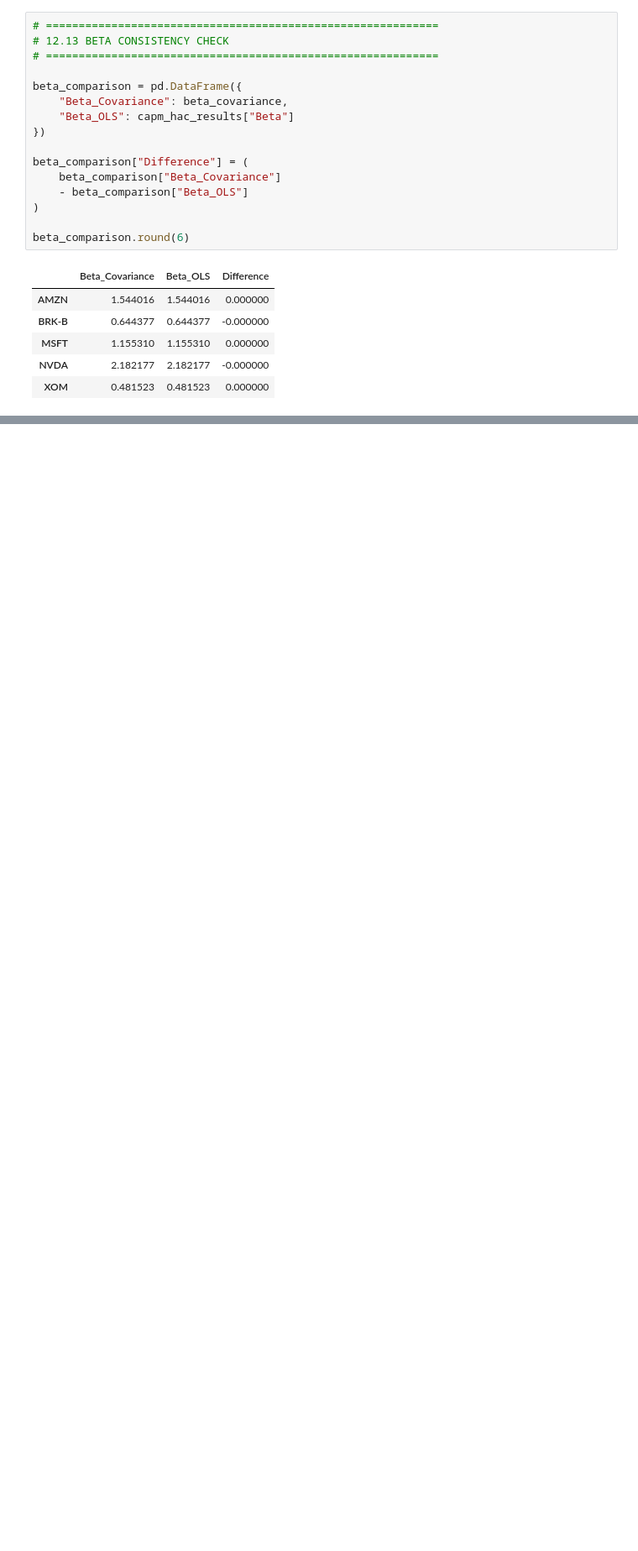
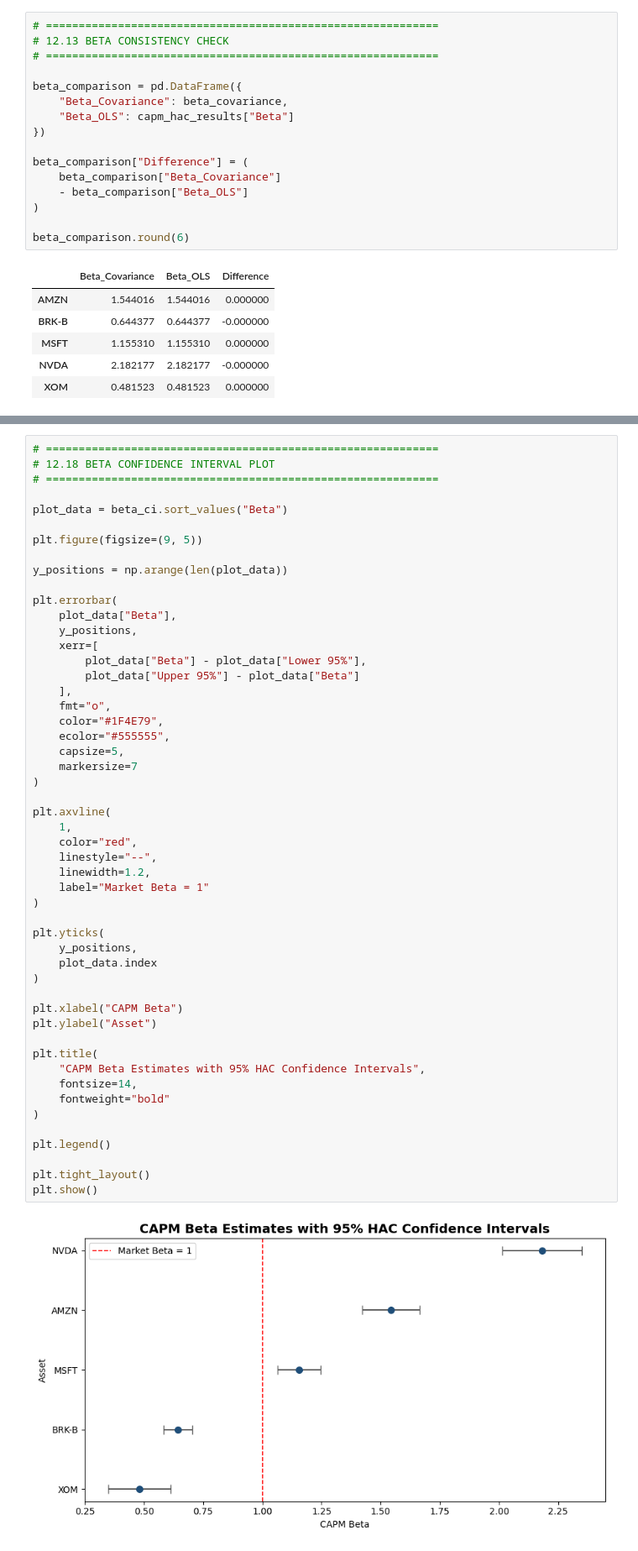
Before and after one commit to josuemarroquinj/corporate-value-portfolio-risk-analysis, a Jupyter notebook: notebooks/01_market_data_collection.ipynb, the cells around one changed output, grey strips where cells are left out. Shown at 84% size. Saved outputs shown, nothing was run; the diff lists cells and outputs as text; blank space fills up the shorter version.

```diff
--- a/notebooks/01_market_data_collection.ipynb
+++ b/notebooks/01_market_data_collection.ipynb
@@ -1726,0 +1868,53 @@ beta_comparison.round(6)
+# %%
+# ============================================================
+# 12.18 BETA CONFIDENCE INTERVAL PLOT
+# ============================================================
+
+plot_data = beta_ci.sort_values("Beta")
+
+plt.figure(figsize=(9, 5))
+
+y_positions = np.arange(len(plot_data))
+
+plt.errorbar(
+    plot_data["Beta"],
+    y_positions,
+    xerr=[
+        plot_data["Beta"] - plot_data["Lower 95%"],
+        plot_data["Upper 95%"] - plot_data["Beta"]
+    ],
+    fmt="o",
+    color="#1F4E79",
+    ecolor="#555555",
+    capsize=5,
+    markersize=7
+)
+
+plt.axvline(
+    1,
+    color="red",
+    linestyle="--",
+    linewidth=1.2,
+    label="Market Beta = 1"
+)
+
+plt.yticks(
+    y_positions,
+    plot_data.index
+)
+
+plt.xlabel("CAPM Beta")
+plt.ylabel("Asset")
+
+plt.title(
+    "CAPM Beta Estimates with 95% HAC Confidence Intervals",
+    fontsize=14,
+    fontweight="bold"
+)
+
+plt.legend()
+
+plt.tight_layout()
+plt.show()
+# %% [output]
+[figure, added]
```
Also changed, not shown: parts of 11 cells of this notebook.
